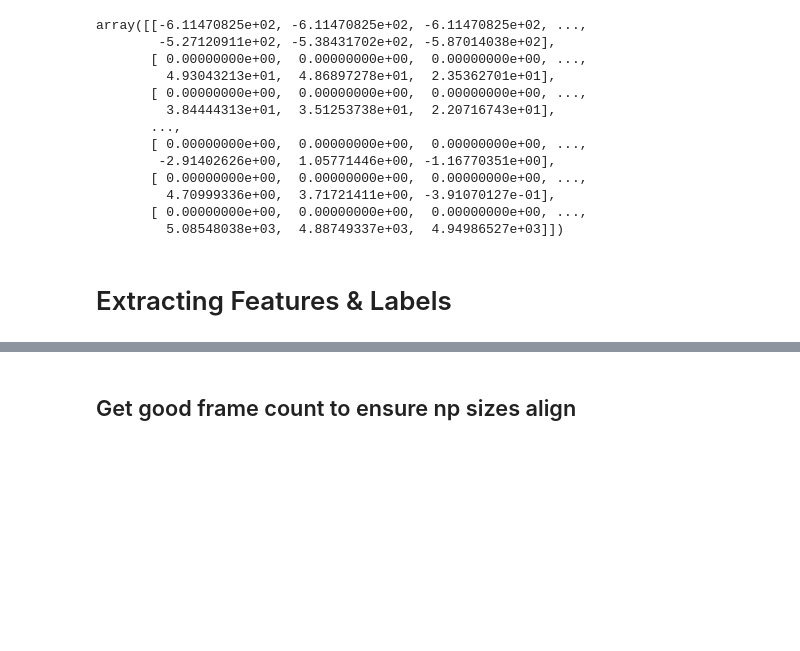
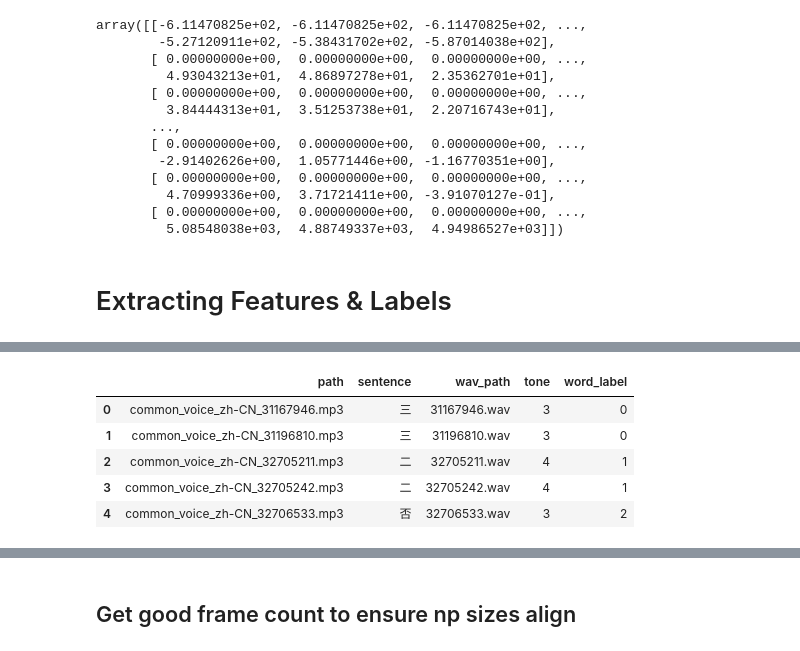
Before and after one commit to ConnorBar/audio, a Jupyter notebook: tone-recognition.ipynb, the cells around one changed output, grey strips where cells are left out. Drawn from its saved outputs; the diff is of its cells as text; code cells hidden in the pictures; blank space fills up the shorter version.

Commit message:
multi label extraction

```diff
--- a/tone-recognition.ipynb
+++ b/tone-recognition.ipynb
@@ -271,0 +274,12 @@ result.head()
+# %%
+word_labels = { word: i for i, word in enumerate(list(result['sentence'].unique())) }
+result.loc[:, 'word_label'] = result['sentence'].map(word_labels)
+# %%
+result.head()
+# %% [output]
+|  | path | sentence | wav_path | tone | word_label |
+| 0 | common_voice_zh-CN_31167946.mp3 | 三 | 31167946.wav | 3 | 0 |
+| 1 | common_voice_zh-CN_31196810.mp3 | 三 | 31196810.wav | 3 | 0 |
+| 2 | common_voice_zh-CN_32705211.mp3 | 二 | 32705211.wav | 4 | 1 |
+| 3 | common_voice_zh-CN_32705242.mp3 | 二 | 32705242.wav | 4 | 1 |
+| 4 | common_voice_zh-CN_32706533.mp3 | 否 | 32706533.wav | 3 | 2 |
```
Also changed, not shown: parts of 22 cells of this notebook, 11 other files.
